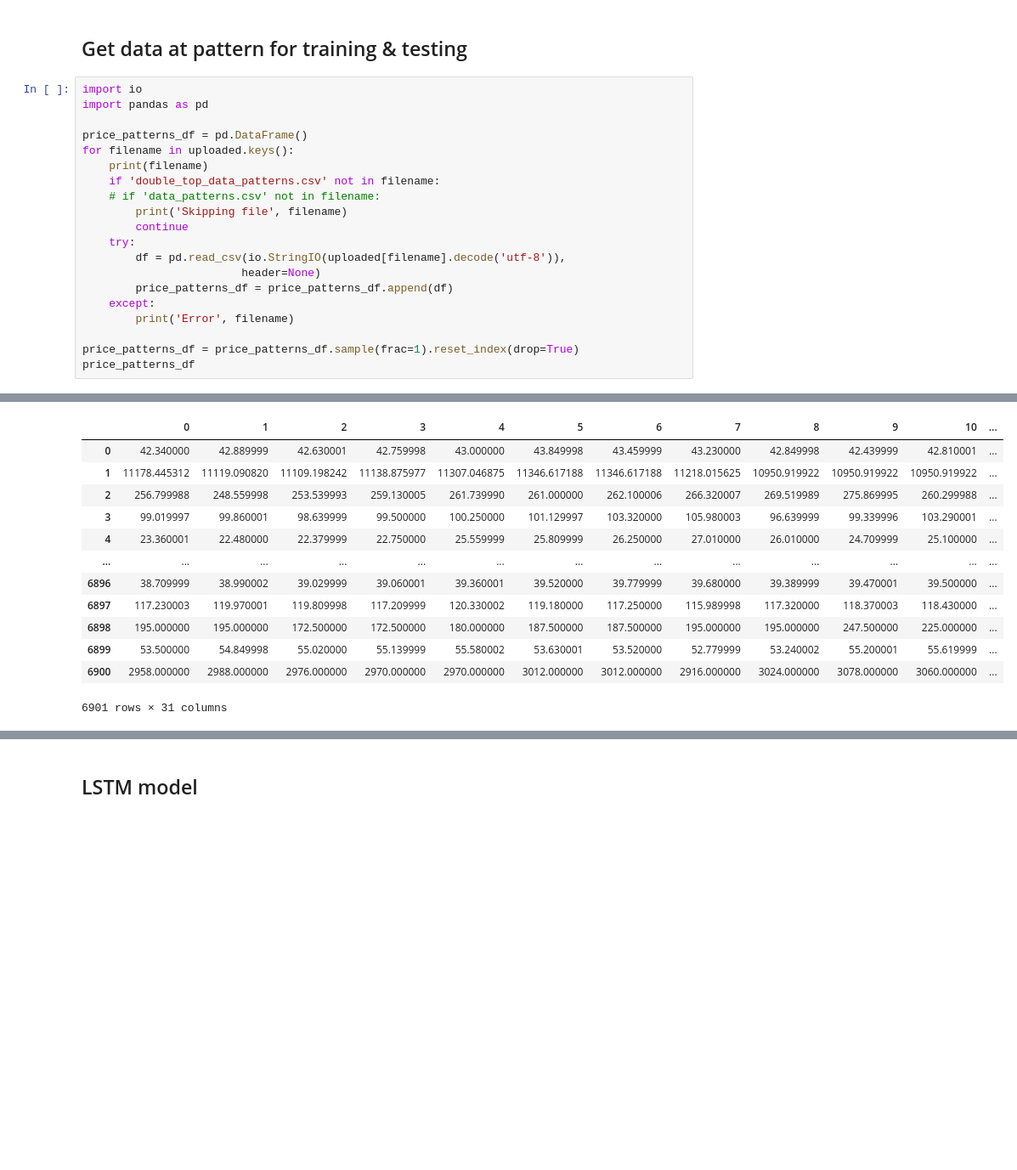
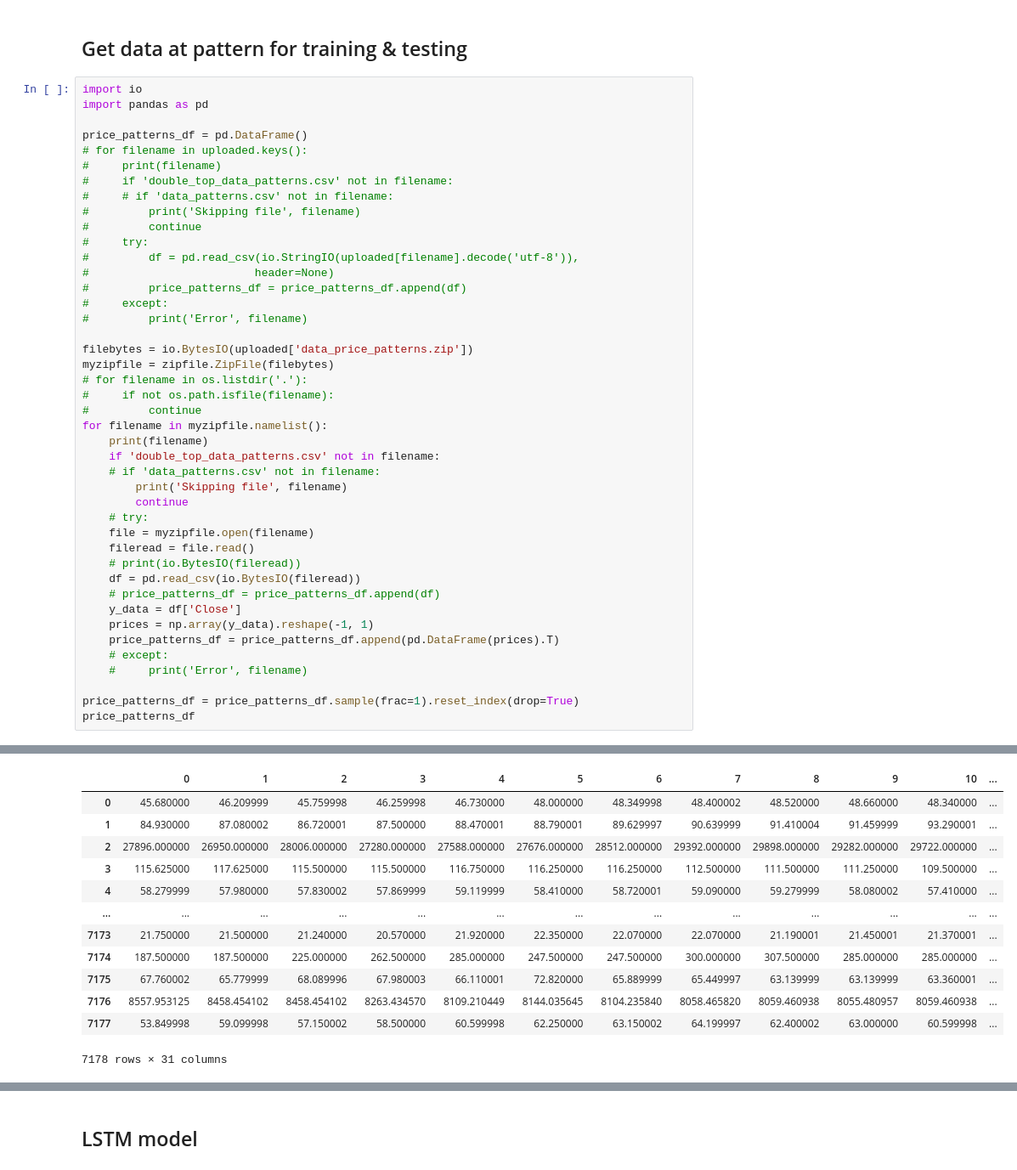
Before and after one commit to romqn1999/Predict-price-after-pattern, a Jupyter notebook: Classify_price_after_pattern.ipynb, the cells around one changed output, grey strips where cells are left out. Shown at 85% size. Cells and saved outputs as stored; diff of their text form; blank space fills up the shorter version.

Commit message:
update to load data from zip file, zip contain 7k files each file is data 31 days of patterns

```diff
--- a/Classify_price_after_pattern.ipynb
+++ b/Classify_price_after_pattern.ipynb
@@ -58,18 +44,41 @@ import io
 import pandas as pd
 
 price_patterns_df = pd.DataFrame()
-for filename in uploaded.keys():
+# for filename in uploaded.keys():
+#     print(filename)
+#     if 'double_top_data_patterns.csv' not in filename:
+#     # if 'data_patterns.csv' not in filename:
+#         print('Skipping file', filename)
+#         continue
+#     try:
+#         df = pd.read_csv(io.StringIO(uploaded[filename].decode('utf-8')),
+#                         header=None)
+#         price_patterns_df = price_patterns_df.append(df)
+#     except:
+#         print('Error', filename)
+
+filebytes = io.BytesIO(uploaded['data_price_patterns.zip'])
+myzipfile = zipfile.ZipFile(filebytes)
+# for filename in os.listdir('.'):
+#     if not os.path.isfile(filename):
+#         continue
+for filename in myzipfile.namelist():
     print(filename)
     if 'double_top_data_patterns.csv' not in filename:
     # if 'data_patterns.csv' not in filename:
         print('Skipping file', filename)
         continue
-    try:
-        df = pd.read_csv(io.StringIO(uploaded[filename].decode('utf-8')),
-                        header=None)
-        price_patterns_df = price_patterns_df.append(df)
-    except:
-        print('Error', filename)
+    # try:
+    file = myzipfile.open(filename)
+    fileread = file.read()
+    # print(io.BytesIO(fileread))
+    df = pd.read_csv(io.BytesIO(fileread))
+    # price_patterns_df = price_patterns_df.append(df)
+    y_data = df['Close']
+    prices = np.array(y_data).reshape(-1, 1)
+    price_patterns_df = price_patterns_df.append(pd.DataFrame(prices).T)
+    # except:
+    #     print('Error', filename)
 
 price_patterns_df = price_patterns_df.sample(frac=1).reset_index(drop=True)
 price_patterns_df
@@ -94,16 +103,16 @@ AA_2000-01-01 00_00_00_2021-06-04_30_double_top_data_patterns.csv
 |  | 0 | 1 | 2 | 3 | 4 | 5 | 6 | 7 | 8 | 9 | 10 | ... |
-| 0 | 42.340000 | 42.889999 | 42.630001 | 42.759998 | 43.000000 | 43.849998 | 43.459999 | 43.230000 | 42.849998 | 42.439999 | 42.810001 | ... |
-| 1 | 11178.445312 | 11119.090820 | 11109.198242 | 11138.875977 | 11307.046875 | 11346.617188 | 11346.617188 | 11218.015625 | 10950.919922 | 10950.919922 | 10950.919922 | ... |
-| 2 | 256.799988 | 248.559998 | 253.539993 | 259.130005 | 261.739990 | 261.000000 | 262.100006 | 266.320007 | 269.519989 | 275.869995 | 260.299988 | ... |
-| 3 | 99.019997 | 99.860001 | 98.639999 | 99.500000 | 100.250000 | 101.129997 | 103.320000 | 105.980003 | 96.639999 | 99.339996 | 103.290001 | ... |
-| 4 | 23.360001 | 22.480000 | 22.379999 | 22.750000 | 25.559999 | 25.809999 | 26.250000 | 27.010000 | 26.010000 | 24.709999 | 25.100000 | ... |
+| 0 | 45.680000 | 46.209999 | 45.759998 | 46.259998 | 46.730000 | 48.000000 | 48.349998 | 48.400002 | 48.520000 | 48.660000 | 48.340000 | ... |
+| 1 | 84.930000 | 87.080002 | 86.720001 | 87.500000 | 88.470001 | 88.790001 | 89.629997 | 90.639999 | 91.410004 | 91.459999 | 93.290001 | ... |
+| 2 | 27896.000000 | 26950.000000 | 28006.000000 | 27280.000000 | 27588.000000 | 27676.000000 | 28512.000000 | 29392.000000 | 29898.000000 | 29282.000000 | 29722.000000 | ... |
+| 3 | 115.625000 | 117.625000 | 115.500000 | 115.500000 | 116.750000 | 116.250000 | 116.250000 | 112.500000 | 111.500000 | 111.250000 | 109.500000 | ... |
+| 4 | 58.279999 | 57.980000 | 57.830002 | 57.869999 | 59.119999 | 58.410000 | 58.720001 | 59.090000 | 59.279999 | 58.080002 | 57.410000 | ... |
 | ... | ... | ... | ... | ... | ... | ... | ... | ... | ... | ... | ... | ... |
-| 6896 | 38.709999 | 38.990002 | 39.029999 | 39.060001 | 39.360001 | 39.520000 | 39.779999 | 39.680000 | 39.389999 | 39.470001 | 39.500000 | ... |
-| 6897 | 117.230003 | 119.970001 | 119.809998 | 117.209999 | 120.330002 | 119.180000 | 117.250000 | 115.989998 | 117.320000 | 118.370003 | 118.430000 | ... |
-| 6898 | 195.000000 | 195.000000 | 172.500000 | 172.500000 | 180.000000 | 187.500000 | 187.500000 | 195.000000 | 195.000000 | 247.500000 | 225.000000 | ... |
-| 6899 | 53.500000 | 54.849998 | 55.020000 | 55.139999 | 55.580002 | 53.630001 | 53.520000 | 52.779999 | 53.240002 | 55.200001 | 55.619999 | ... |
-| 6900 | 2958.000000 | 2988.000000 | 2976.000000 | 2970.000000 | 2970.000000 | 3012.000000 | 3012.000000 | 2916.000000 | 3024.000000 | 3078.000000 | 3060.000000 | ... |
+| 7173 | 21.750000 | 21.500000 | 21.240000 | 20.570000 | 21.920000 | 22.350000 | 22.070000 | 22.070000 | 21.190001 | 21.450001 | 21.370001 | ... |
+| 7174 | 187.500000 | 187.500000 | 225.000000 | 262.500000 | 285.000000 | 247.500000 | 247.500000 | 300.000000 | 307.500000 | 285.000000 | 285.000000 | ... |
+| 7175 | 67.760002 | 65.779999 | 68.089996 | 67.980003 | 66.110001 | 72.820000 | 65.889999 | 65.449997 | 63.139999 | 63.139999 | 63.360001 | ... |
+| 7176 | 8557.953125 | 8458.454102 | 8458.454102 | 8263.434570 | 8109.210449 | 8144.035645 | 8104.235840 | 8058.465820 | 8059.460938 | 8055.480957 | 8059.460938 | ... |
+| 7177 | 53.849998 | 59.099998 | 57.150002 | 58.500000 | 60.599998 | 62.250000 | 63.150002 | 64.199997 | 62.400002 | 63.000000 | 60.599998 | ... |
-6901 rows × 31 columns
+7178 rows × 31 columns
 # %%
 #@title Separate into input and output columns: Get data: X and y
 pre_time_steps = 30 #@param {type:"integer"}
```
Also changed, not shown: parts of 21 cells of this notebook.
